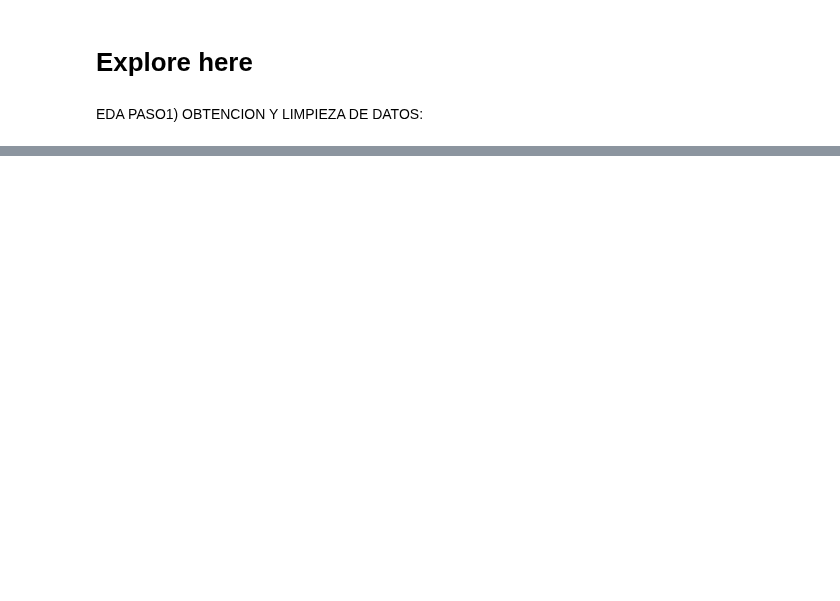
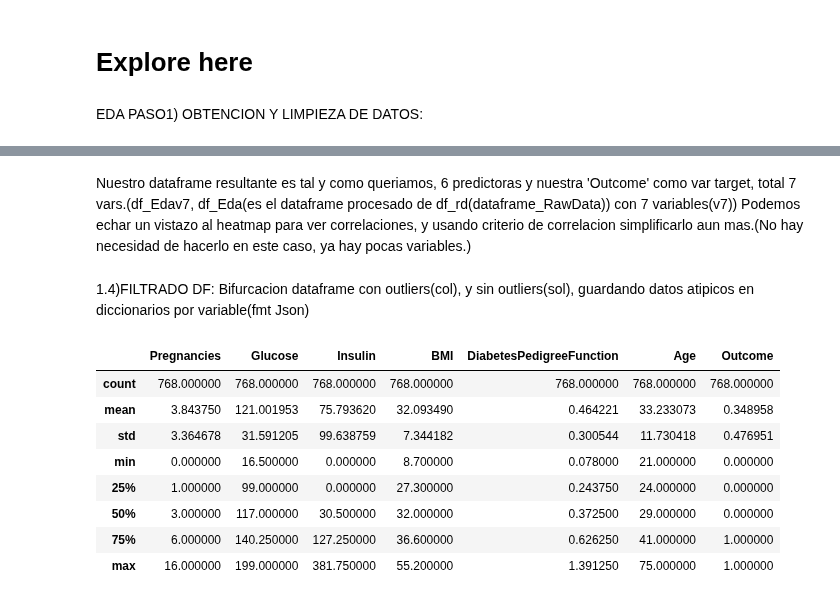
Before and after one commit to JosBerGon34/4GA.DataScience, a Jupyter notebook: src/explore.ipynb, the cells around one changed output, grey strips where cells are left out. Saved outputs shown, nothing was run; the diff lists cells and outputs as text; code cells hidden in the pictures; blank space fills up the shorter version.

Commit message:
save5

```diff
--- a/src/explore.ipynb
+++ b/src/explore.ipynb
@@ -68,0 +124,47 @@ print(df_Edav7.describe())
+# %% [markdown]
+Nuestro dataframe resultante es tal y como queriamos, 6 predictoras y nuestra 'Outcome' como var target, total 7 vars.(df_Edav7, df_Eda(es el dataframe procesado de df_rd(dataframe_RawData)) con 7 variables(v7))
+Podemos echar un vistazo al heatmap para ver correlaciones, y usando criterio de correlacion simplificarlo aun mas.(No hay necesidad de hacerlo en este caso, ya hay pocas variables.)
+# %% [markdown]
+1.4)FILTRADO DF: Bifurcacion dataframe con outliers(col), y sin outliers(sol), guardando datos atipicos en diccionarios por variable(fmt Json)
+# %%
+#dataframe sin outliers.
+df_E7_sol= df_Edav7.copy()
+df_E7_sol.to_csv('../data/processed/df_E7_sol.csv', index=False)
+#dataframe con outliers.
+df_E7_col= df_Edav7.copy()
+df_E7_col.to_csv('../data/processed/df_E7_col.csv', index=False)
+
+#3.2) guardar outliers en la carpeta lims
+def LimsOlSaveJson(df, columns, output_path, lower_limit_zero=True):
+    for column in columns:
+        stats = df[column].describe()
+        iqr = stats['75%'] - stats['25%']
+        ul = stats['75%'] + (2 * iqr)
+        ll = max(stats['25%'] - (2 * iqr), 0 if lower_limit_zero else None)
+        limits = {"upper_limit": ul, "lower_limit": ll}
+
+        # Traducir signos especiales que dan error a la hora de guardar
+        safe_column_name = column.replace(' ', '_').replace('/', '_').replace('%', '_')
+
+        file_path = f"{output_path}/limits_{safe_column_name}.json"
+        with open(file_path, "w") as f:
+            json.dump(limits, f, indent=4)
+
+        df[column] = df[column].apply(lambda x: ul if x > ul else ll if x < ll else x)
+
+    return df
+
+
+num_vars = df_E7_sol.select_dtypes(include=np.number).columns.tolist()
+LimsOlSaveJson(df_E7_sol, num_vars, '../data/processed/lims')
+df_E7_sol.describe()
+# %% [output]
+|  | Pregnancies | Glucose | Insulin | BMI | DiabetesPedigreeFunction | Age | Outcome |
+| count | 768.000000 | 768.000000 | 768.000000 | 768.000000 | 768.000000 | 768.000000 | 768.000000 |
+| mean | 3.843750 | 121.001953 | 75.793620 | 32.093490 | 0.464221 | 33.233073 | 0.348958 |
+| std | 3.364678 | 31.591205 | 99.638759 | 7.344182 | 0.300544 | 11.730418 | 0.476951 |
+| min | 0.000000 | 16.500000 | 0.000000 | 8.700000 | 0.078000 | 21.000000 | 0.000000 |
+| 25% | 1.000000 | 99.000000 | 0.000000 | 27.300000 | 0.243750 | 24.000000 | 0.000000 |
+| 50% | 3.000000 | 117.000000 | 30.500000 | 32.000000 | 0.372500 | 29.000000 | 0.000000 |
+| 75% | 6.000000 | 140.250000 | 127.250000 | 36.600000 | 0.626250 | 41.000000 | 1.000000 |
+| max | 16.000000 | 199.000000 | 381.750000 | 55.200000 | 1.391250 | 75.000000 | 1.000000 |
```
Also changed, not shown: parts of 7 cells of this notebook, 11 other files.
